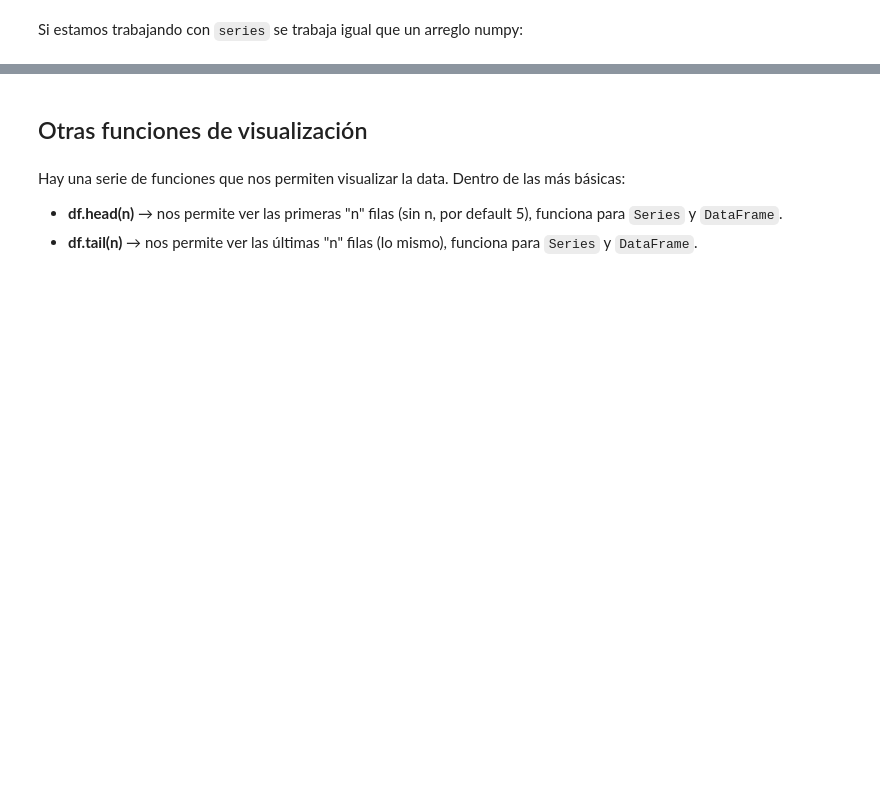
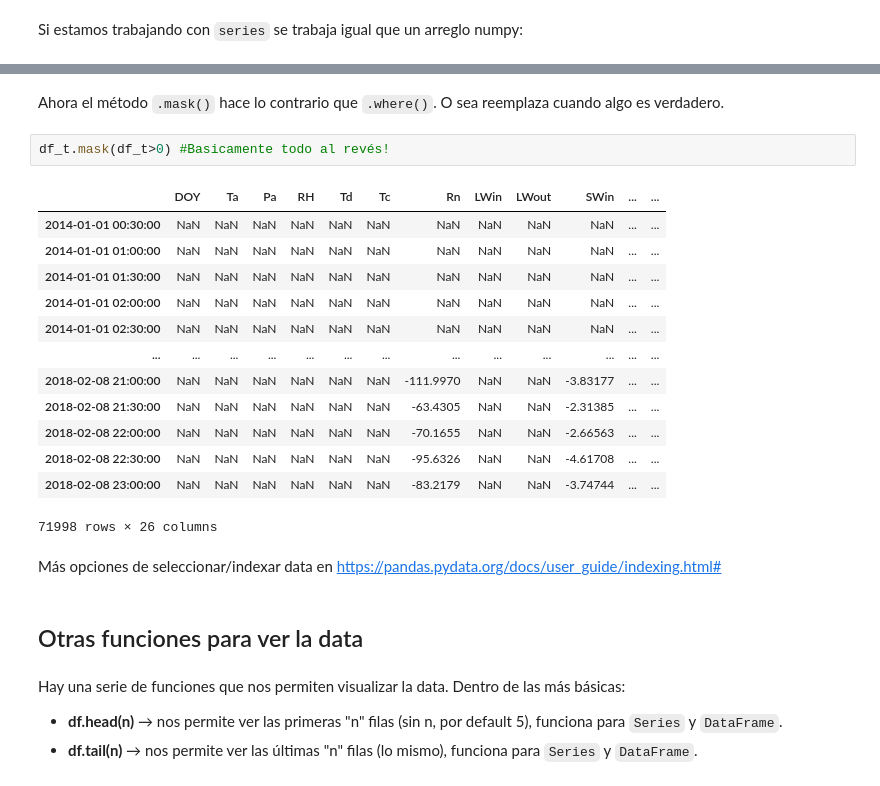
Before and after one commit to capitanespiral/data_science, a Jupyter notebook: data_engineering.ipynb, the cells around one changed output, grey strips where cells are left out. Drawn from its saved outputs; the diff is of its cells as text; blank space fills up the shorter version.

Commit message:
listo data indexing y tarea 1

```diff
--- a/data_engineering.ipynb
+++ b/data_engineering.ipynb
@@ -549,5 +634,25 @@ Si queremos trabajar con `Dataframes`
+# %% [markdown]
+Ahora el método `.mask()` hace lo contrario que `.where()`. O sea reemplaza cuando algo es verdadero.
+# %%
+df_t.mask(df_t>0) #Basicamente todo al revés!
+# %% [output]
+|  | DOY | Ta | Pa | RH | Td | Tc | Rn | LWin | LWout | SWin | ... | ... |
+| 2014-01-01 00:30:00 | NaN | NaN | NaN | NaN | NaN | NaN | NaN | NaN | NaN | NaN | ... | ... |
+| 2014-01-01 01:00:00 | NaN | NaN | NaN | NaN | NaN | NaN | NaN | NaN | NaN | NaN | ... | ... |
+| 2014-01-01 01:30:00 | NaN | NaN | NaN | NaN | NaN | NaN | NaN | NaN | NaN | NaN | ... | ... |
+| 2014-01-01 02:00:00 | NaN | NaN | NaN | NaN | NaN | NaN | NaN | NaN | NaN | NaN | ... | ... |
+| 2014-01-01 02:30:00 | NaN | NaN | NaN | NaN | NaN | NaN | NaN | NaN | NaN | NaN | ... | ... |
+| ... | ... | ... | ... | ... | ... | ... | ... | ... | ... | ... | ... | ... |
+| 2018-02-08 21:00:00 | NaN | NaN | NaN | NaN | NaN | NaN | -111.9970 | NaN | NaN | -3.83177 | ... | ... |
+| 2018-02-08 21:30:00 | NaN | NaN | NaN | NaN | NaN | NaN | -63.4305 | NaN | NaN | -2.31385 | ... | ... |
+| 2018-02-08 22:00:00 | NaN | NaN | NaN | NaN | NaN | NaN | -70.1655 | NaN | NaN | -2.66563 | ... | ... |
+| 2018-02-08 22:30:00 | NaN | NaN | NaN | NaN | NaN | NaN | -95.6326 | NaN | NaN | -4.61708 | ... | ... |
+| 2018-02-08 23:00:00 | NaN | NaN | NaN | NaN | NaN | NaN | -83.2179 | NaN | NaN | -3.74744 | ... | ... |
+71998 rows × 26 columns
+# %% [markdown]
+Más opciones de seleccionar/indexar data en https://pandas.pydata.org/docs/user_guide/indexing.html#
 # %% [markdown]
-## Otras funciones de visualización
+## Otras funciones para ver la data
 # %% [markdown]
 Hay una serie de funciones que nos permiten visualizar la data. Dentro de las más básicas:
 - **df.head(n)** &rarr; nos permite ver las primeras "n" filas (sin n, por default 5), funciona para `Series` y `DataFrame`.
```
Also changed, not shown: parts of 28 cells of this notebook, 1 other file.
